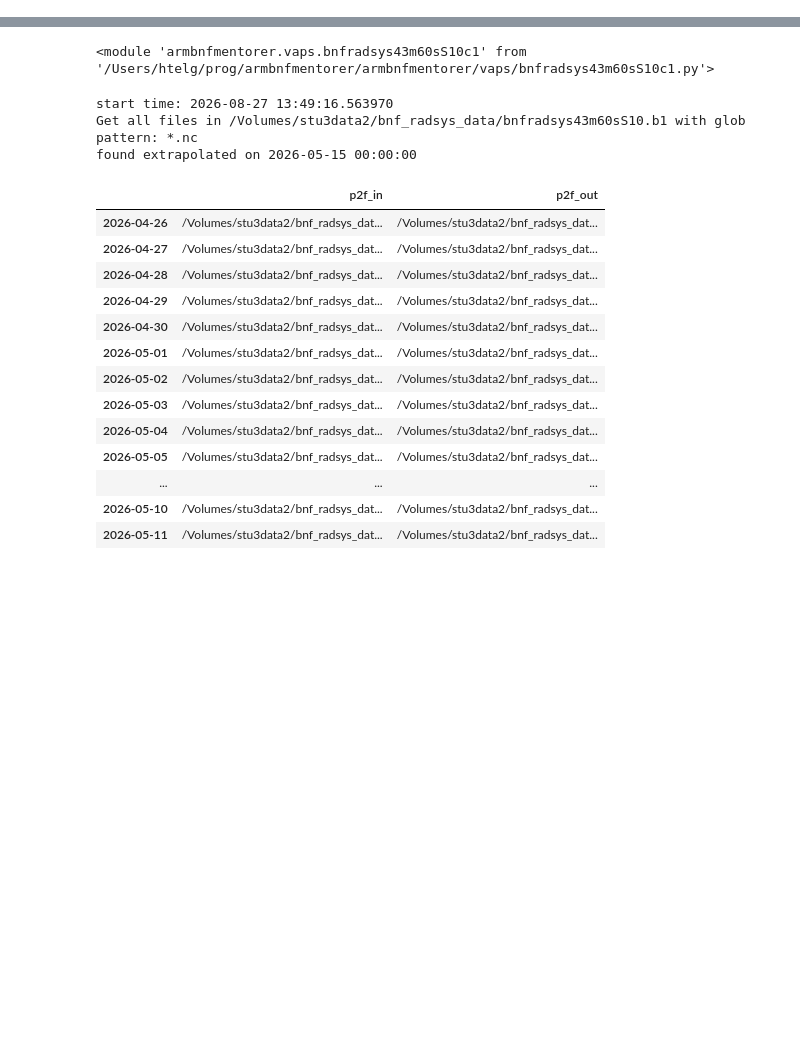
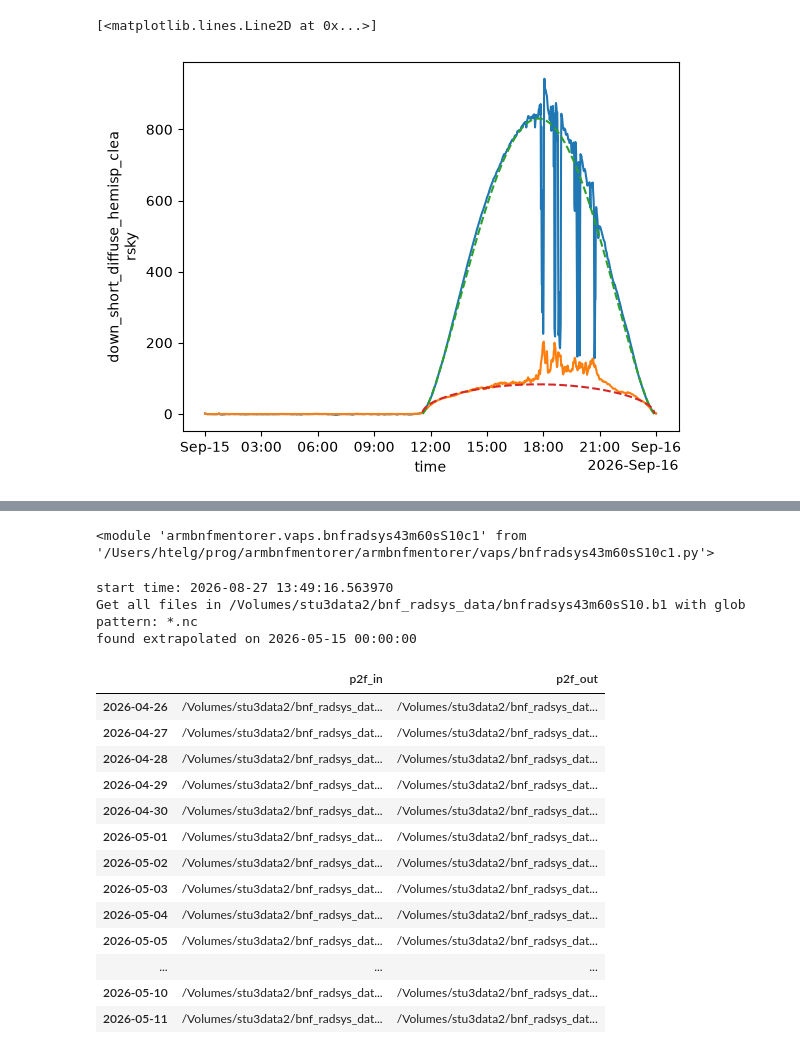
Before and after one commit to HagenTelg/armbnfmentorer, a Jupyter notebook: notebooks/vap_development.ipynb, the cells around one changed output, grey strips where cells are left out. Cells and saved outputs as stored; diff of their text form; code cells hidden in the pictures; blank space fills up the shorter version.

```diff
--- a/notebooks/vap_development.ipynb
+++ b/notebooks/vap_development.ipynb
@@ -0,0 +227,32 @@
+# %%
+# row = self.workplan.loc['2026-05-14']
+
+#### good days
+il = [7,11,12,30,34,35,36,37,72,73,158,159, 169,178]
+# e = 0
+# e +=1
+# i = il[e]
+i = 158
+i = -1
+#### flip through
+# i = -1
+# i +=1
+
+# print(i)
+out = self.process_row(
+                        # row = row,
+                        iloc=i,
+                       # test = 1,
+                       save = False
+                      )
+# %%
+tree = out['ds']
+# %%
+f,a = plt.subplots()
+tree.measurements.down_short_hemisp.plot(ax = a)
+tree.measurements.down_short_diffuse_hemisp.plot(ax = a)
+tree.clearsky.down_short_hemisp_clearsky.plot(ax = a, ls = '--')
+tree.clearsky.down_short_diffuse_hemisp_clearsky.plot(ax = a, ls = '--')
+# %% [output]
+[<matplotlib.lines.Line2D at 0x...>]
+[figure, added]
```
Also changed, not shown: parts of 15 cells of this notebook, 4 other files.
